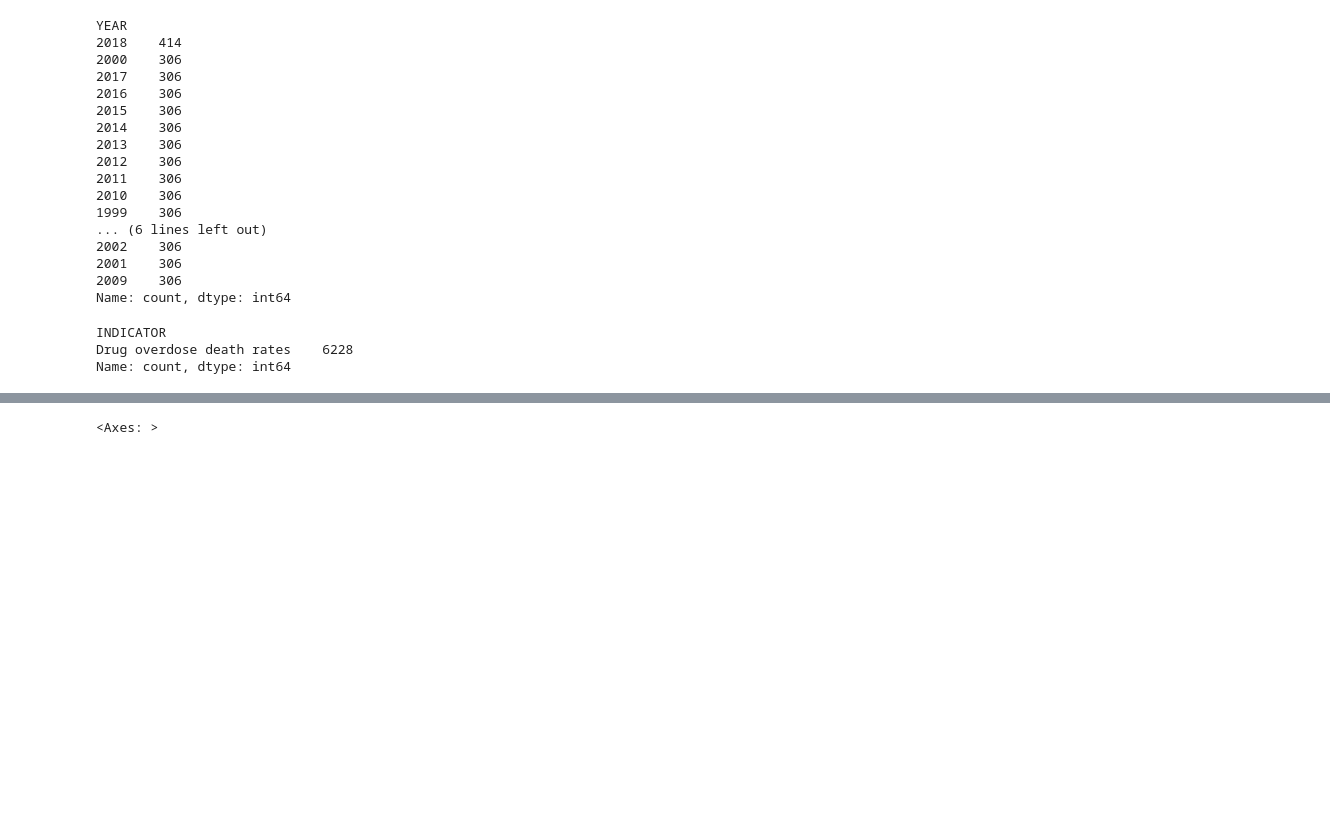
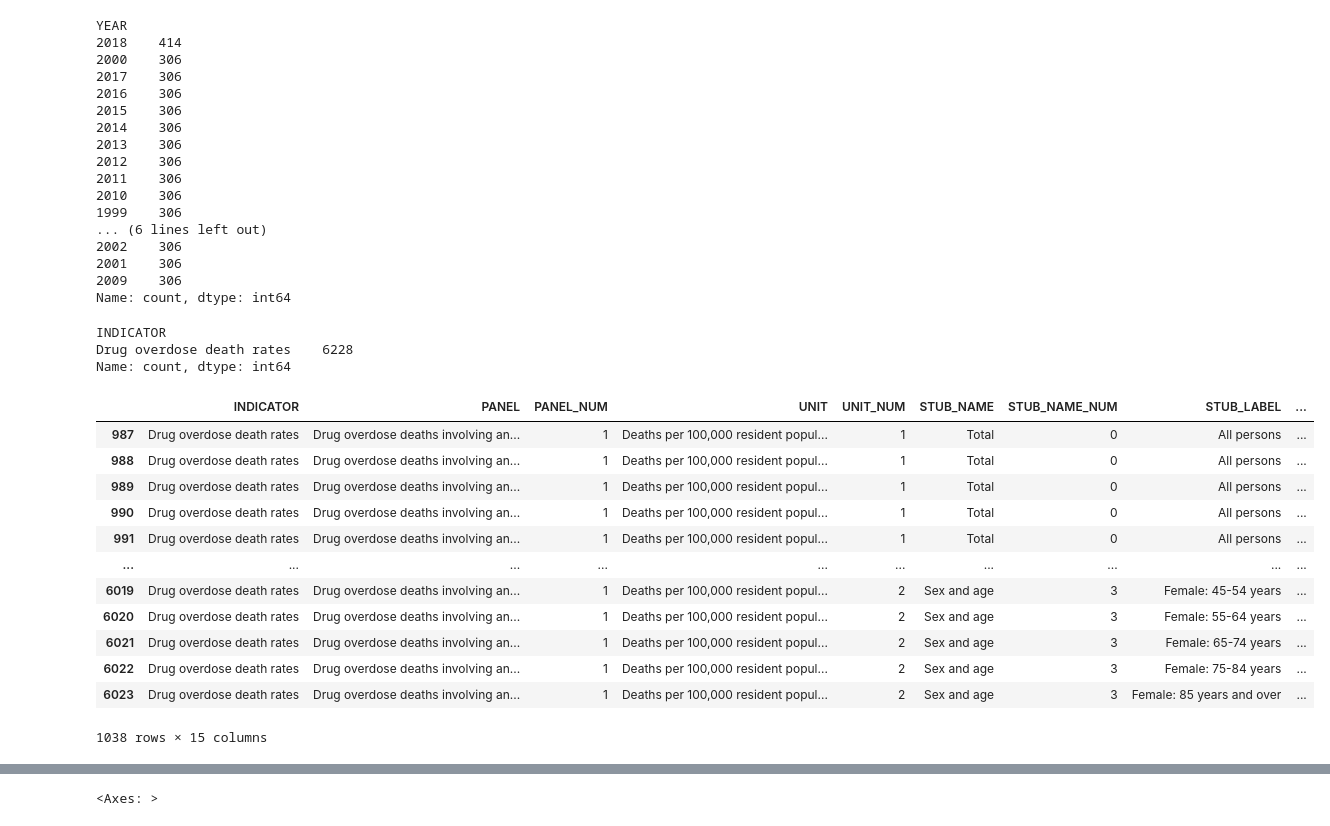
Before and after one commit to chica25/Drug-Overdose, a Jupyter notebook: eda.ipynb, the cells around one changed output, grey strips where cells are left out. Cells and saved outputs as stored; diff of their text form; code cells hidden in the pictures; blank space fills up the shorter version.

```diff
--- a/eda.ipynb
+++ b/eda.ipynb
@@ -224,3 +308,20 @@ df.INDICATOR.value_counts()
 INDICATOR
 Drug overdose death rates    6228
 Name: count, dtype: int64
+# %%
+Panels =  df[df["PANEL"] == "Drug overdose deaths involving methadone"]
+panels
+# %% [output]
+|  | INDICATOR | PANEL | PANEL_NUM | UNIT | UNIT_NUM | STUB_NAME | STUB_NAME_NUM | STUB_LABEL | ... |
+| 987 | Drug overdose death rates | Drug overdose deaths involving an... | 1 | Deaths per 100,000 resident popul... | 1 | Total | 0 | All persons | ... |
+| 988 | Drug overdose death rates | Drug overdose deaths involving an... | 1 | Deaths per 100,000 resident popul... | 1 | Total | 0 | All persons | ... |
+| 989 | Drug overdose death rates | Drug overdose deaths involving an... | 1 | Deaths per 100,000 resident popul... | 1 | Total | 0 | All persons | ... |
+| 990 | Drug overdose death rates | Drug overdose deaths involving an... | 1 | Deaths per 100,000 resident popul... | 1 | Total | 0 | All persons | ... |
+| 991 | Drug overdose death rates | Drug overdose deaths involving an... | 1 | Deaths per 100,000 resident popul... | 1 | Total | 0 | All persons | ... |
+| ... | ... | ... | ... | ... | ... | ... | ... | ... | ... |
+| 6019 | Drug overdose death rates | Drug overdose deaths involving an... | 1 | Deaths per 100,000 resident popul... | 2 | Sex and age | 3 | Female: 45-54 years | ... |
+| 6020 | Drug overdose death rates | Drug overdose deaths involving an... | 1 | Deaths per 100,000 resident popul... | 2 | Sex and age | 3 | Female: 55-64 years | ... |
+| 6021 | Drug overdose death rates | Drug overdose deaths involving an... | 1 | Deaths per 100,000 resident popul... | 2 | Sex and age | 3 | Female: 65-74 years | ... |
+| 6022 | Drug overdose death rates | Drug overdose deaths involving an... | 1 | Deaths per 100,000 resident popul... | 2 | Sex and age | 3 | Female: 75-84 years | ... |
+| 6023 | Drug overdose death rates | Drug overdose deaths involving an... | 1 | Deaths per 100,000 resident popul... | 2 | Sex and age | 3 | Female: 85 years and over | ... |
+1038 rows × 15 columns
```
Also changed, not shown: parts of 17 cells of this notebook.
